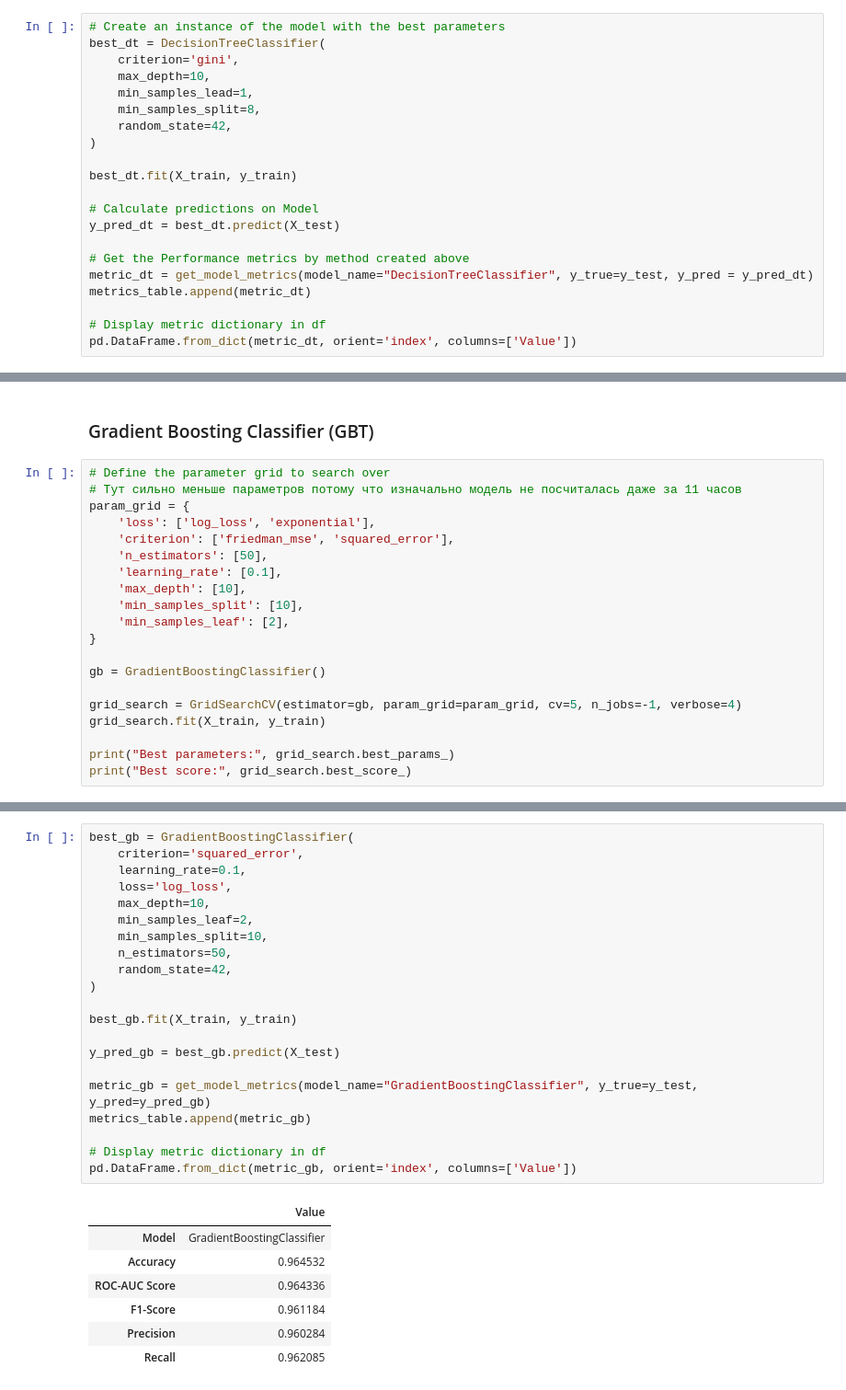
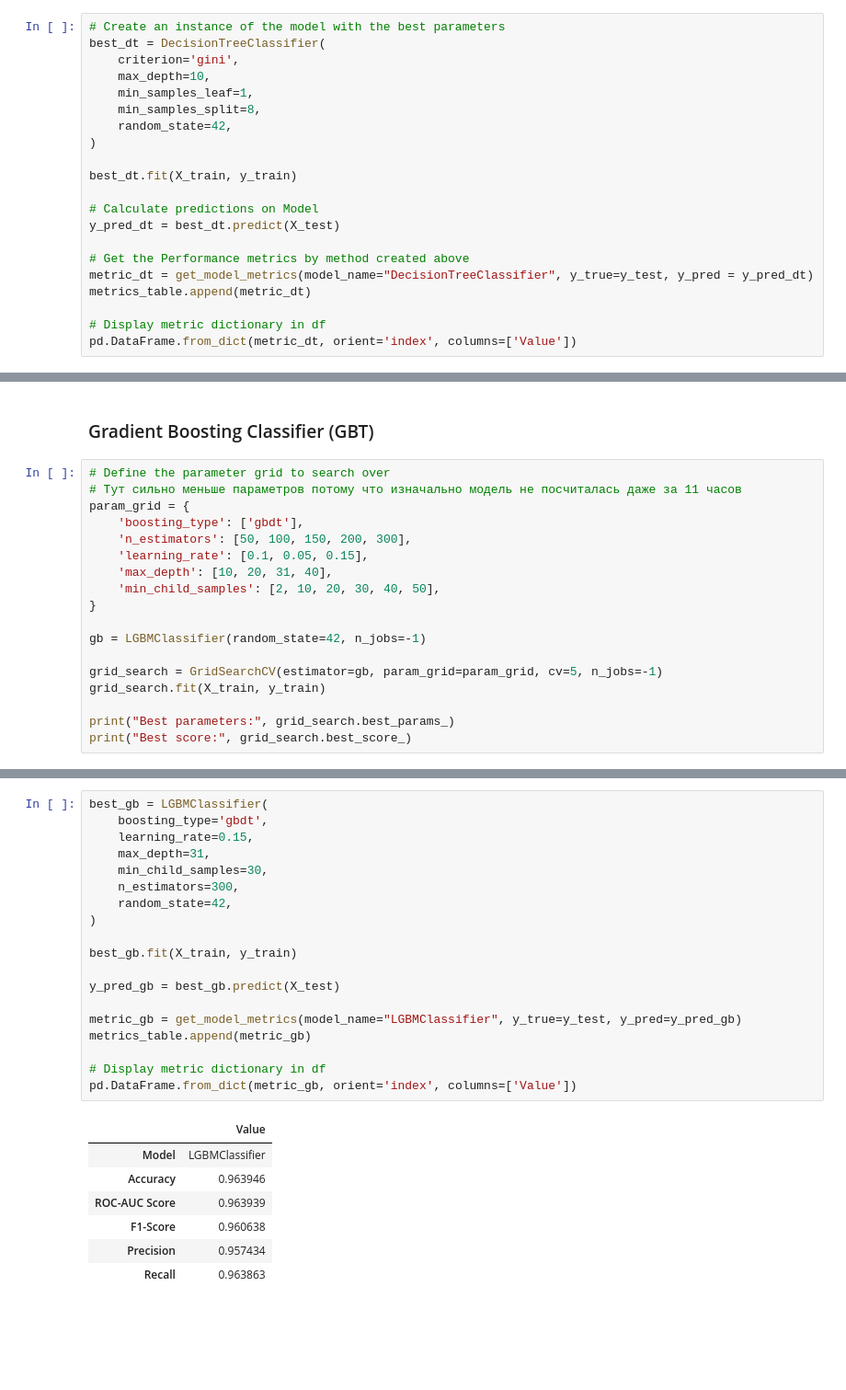
Before and after one commit to timohahaa/etu-big-data, a Jupyter notebook: model.ipynb, the cells around one changed output, grey strips where cells are left out. Shown at 92% size. Cells and saved outputs as stored; diff of their text form; blank space fills up the shorter version.

```diff
--- a/model.ipynb
+++ b/model.ipynb
@@ -86,7 +87,7 @@ Best score: 0.9324319756633429
 best_dt = DecisionTreeClassifier(
     criterion='gini',
     max_depth=10,
-    min_samples_lead=1,
+    min_samples_leaf=1,
     min_samples_split=8,
     random_state=42,
 )
@@ -165,18 +165,16 @@ pd.DataFrame.from_dict(metric_rf, orient='index', columns=['Value'])
 # Define the parameter grid to search over
 # Тут сильно меньше параметров потому что изначально модель не посчиталась даже за 11 часов
 param_grid = {
-    'loss': ['log_loss', 'exponential'],
-    'criterion': ['friedman_mse', 'squared_error'],
-    'n_estimators': [50],
-    'learning_rate': [0.1],
-    'max_depth': [10],
-    'min_samples_split': [10],
-    'min_samples_leaf': [2],
+    'boosting_type': ['gbdt'],
+    'n_estimators': [50, 100, 150, 200, 300],
+    'learning_rate': [0.1, 0.05, 0.15],
+    'max_depth': [10, 20, 31, 40],
+    'min_child_samples': [2, 10, 20, 30, 40, 50],
 }
 
-gb = GradientBoostingClassifier()
+gb = LGBMClassifier(random_state=42, n_jobs=-1)
 
-grid_search = GridSearchCV(estimator=gb, param_grid=param_grid, cv=5, n_jobs=-1, verbose=4)
+grid_search = GridSearchCV(estimator=gb, param_grid=param_grid, cv=5, n_jobs=-1)
 grid_search.fit(X_train, y_train)
 
 print("Best parameters:", grid_search.best_params_)
@@ -188,29 +185,27 @@ Best score: 0.9612641541321617
 # %%
-best_gb = GradientBoostingClassifier(
-    criterion='squared_error',
-    learning_rate=0.1,
-    loss='log_loss',
-    max_depth=10,
-    min_samples_leaf=2,
-    min_samples_split=10,
-    n_estimators=50,
+best_gb = LGBMClassifier(
+    boosting_type='gbdt',
+    learning_rate=0.15,
+    max_depth=31,
+    min_child_samples=30,
+    n_estimators=300,
     random_state=42,
 )
 
 best_gb.fit(X_train, y_train)
 
 y_pred_gb = best_gb.predict(X_test)
 
-metric_gb = get_model_metrics(model_name="GradientBoostingClassifier", y_true=y_test, y_pred=y_pred_gb)
+metric_gb = get_model_metrics(model_name="LGBMClassifier", y_true=y_test, y_pred=y_pred_gb)
 metrics_table.append(metric_gb)
 
 # Display metric dictionary in df
 pd.DataFrame.from_dict(metric_gb, orient='index', columns=['Value'])
 # %% [output]
 |  | Value |
-| Model | GradientBoostingClassifier |
-| Accuracy | 0.964532 |
-| ROC-AUC Score | 0.964336 |
-| F1-Score | 0.961184 |
-| Precision | 0.960284 |
-| Recall | 0.962085 |
+| Model | LGBMClassifier |
+| Accuracy | 0.963946 |
+| ROC-AUC Score | 0.963939 |
+| F1-Score | 0.960638 |
+| Precision | 0.957434 |
+| Recall | 0.963863 |
```
Also changed, not shown: parts of 15 cells of this notebook.
